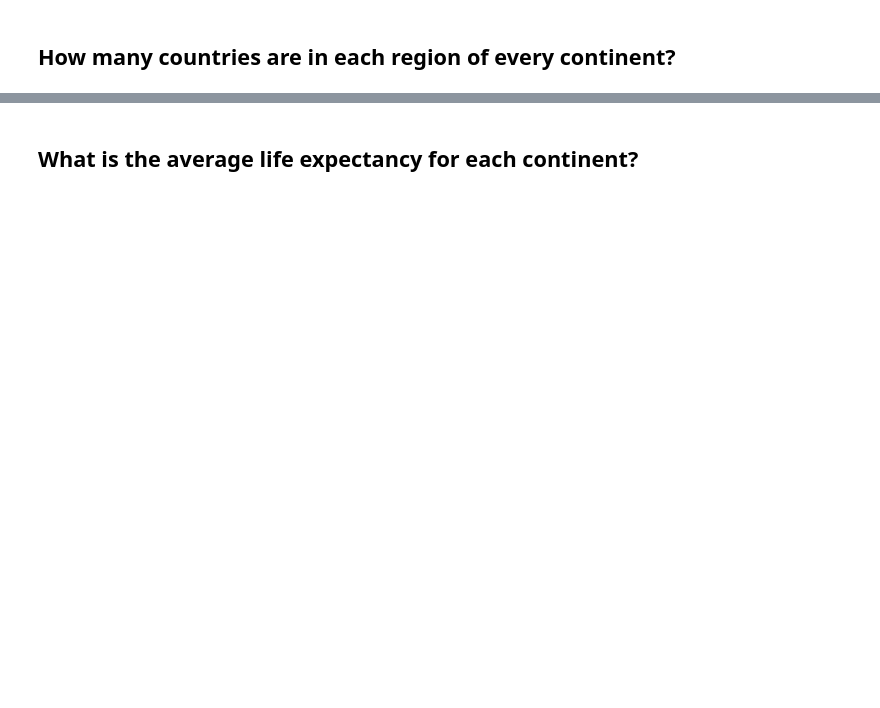
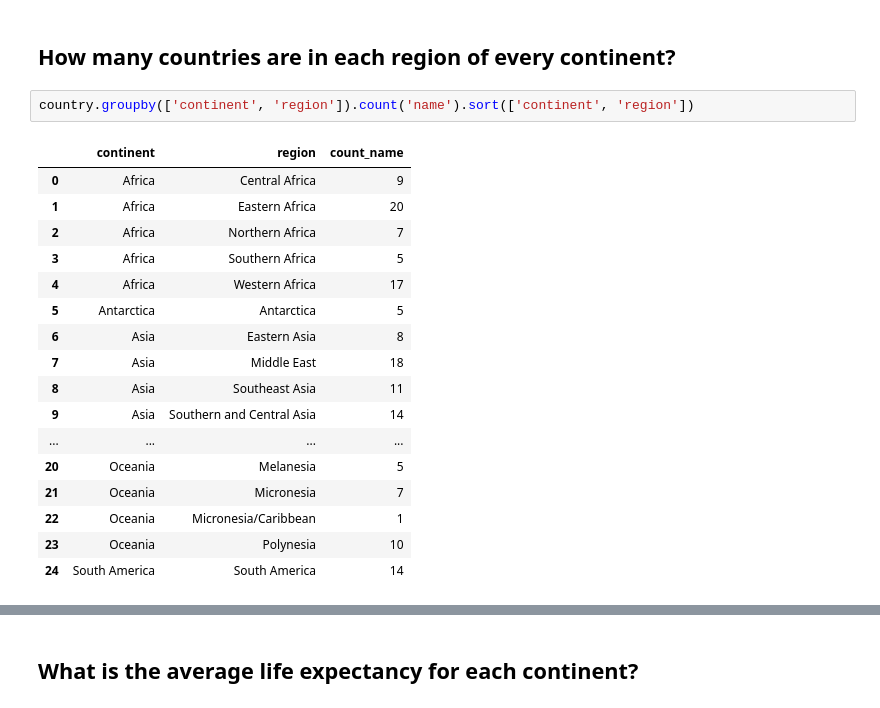
Before and after one commit to LutherCS/dmq-class-pub, a Jupyter notebook: GroupingAndAggregationRA.ipynb, the cells around one changed output, grey strips where cells are left out. Cells and saved outputs as stored; diff of their text form; blank space fills up the shorter version.

```diff
--- a/GroupingAndAggregationRA.ipynb
+++ b/GroupingAndAggregationRA.ipynb
@@ -56,2 +100,22 @@ country = Relation('/home/faculty/yasiro01/pub/country.csv', sep='|')
 # %% [markdown]
 ## How many countries are in each region of every continent?
+# %%
+country.groupby(['continent', 'region']).count('name').sort(['continent', 'region'])
+# %% [output]
+|  | continent | region | count_name |
+| 0 | Africa | Central Africa | 9 |
+| 1 | Africa | Eastern Africa | 20 |
+| 2 | Africa | Northern Africa | 7 |
+| 3 | Africa | Southern Africa | 5 |
+| 4 | Africa | Western Africa | 17 |
+| 5 | Antarctica | Antarctica | 5 |
+| 6 | Asia | Eastern Asia | 8 |
+| 7 | Asia | Middle East | 18 |
+| 8 | Asia | Southeast Asia | 11 |
+| 9 | Asia | Southern and Central Asia | 14 |
+| ... | ... | ... | ... |
+| 20 | Oceania | Melanesia | 5 |
+| 21 | Oceania | Micronesia | 7 |
+| 22 | Oceania | Micronesia/Caribbean | 1 |
+| 23 | Oceania | Polynesia | 10 |
+| 24 | South America | South America | 14 |
```
Also changed, not shown: parts of 11 cells of this notebook.
